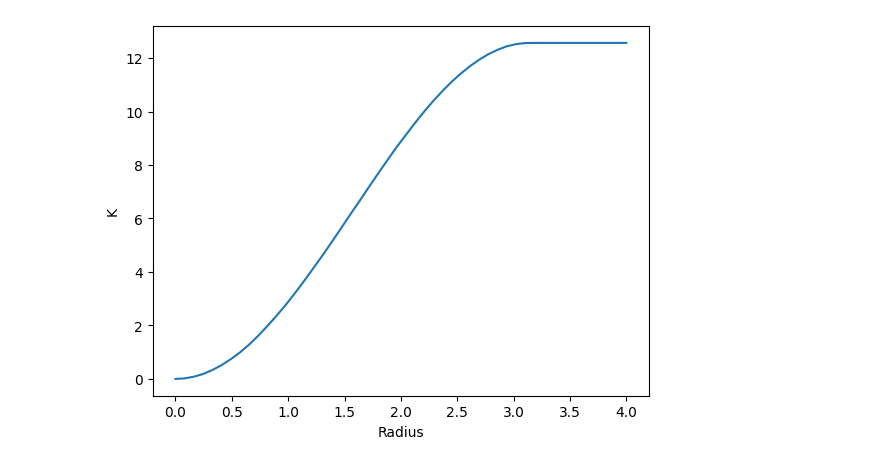
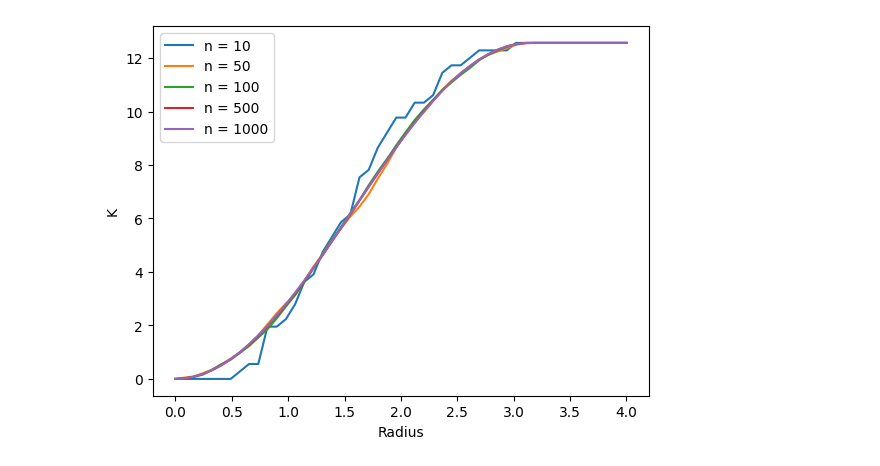
Before and after one commit to Muhanzhaokmp228/Bachelor-project, a Jupyter notebook: Code/Sphere.ipynb, the cells around one changed output. Drawn from its saved outputs; the diff is of its cells as text; code cells hidden in the pictures.

```diff
--- a/Code/Sphere.ipynb
+++ b/Code/Sphere.ipynb
@@ -30,7 +51,6 @@ plt.show()
 # distance between two points on a sphere
 # https://www.cuemath.com/trigonometry/trigonometric-table/
 # Source: https://www.math.ksu.edu/~dbski/writings/haversine.pdf
-data = np.array([x,y,z]).T
 
 def distance(r,vec1,vec2):
     # pythagorean theorem
@@ -68,11 +88,20 @@ def ripleyK(r, data, radii):
 
 radii = np.linspace(0, 4, 50)
 
-kt = ripleyK(1, data, radii)
+kt10 = ripleyK(1, data10, radii)
+kt50 = ripleyK(1, data50, radii)
+kt100 = ripleyK(1, data100, radii)
+kt500 = ripleyK(1, data500, radii)
+kt1000 = ripleyK(1, data1000, radii)
 
 # Plotting the Ripley's K function
-plt.plot(radii, kt)
+plt.plot(radii, kt10, label='n = 10')
+plt.plot(radii, kt50, label='n = 50')
+plt.plot(radii, kt100, label='n = 100')
+plt.plot(radii, kt500, label='n = 500')
+plt.plot(radii, kt1000, label='n = 1000')
 plt.xlabel('Radius')
 plt.ylabel('K')
+plt.legend()
 plt.show()
 # %% [output]
@@ -81,7 +110,6 @@ plt.show()
 # distance between two points on a sphere
 # https://www.cuemath.com/trigonometry/trigonometric-table/
 # Source: https://www.math.ksu.edu/~dbski/writings/haversine.pdf
-data = np.array([x,y,z]).T
 
 def distance(radii,vec1,vec2):
     # pythagorean theorem
@@ -97,34 +125,37 @@ def pairDistances(r, data):
     for i in range(npts):
         for j in range(i+1, npts):
             #dist.append(distance(r, data[i, 0], data[i, 1], data[i, 2], data[j, 0], data[j, 1], data[j, 2]))
             dist.append(distance(r, data[i], data[j]))
     return dist
 
 # Calculating the distance between all pairs of points
 def surfaceArea(r):
     area = 4 * math.pi * r**2
     return area
 
 
 def ripleyK(r, data, radii):
     K = np.zeros_like(radii)
     area = surfaceArea(r)
     dist = pairDistances(r, data)
     pair_num = len(dist)
     intensity = pair_num / area
     for i in range(len(radii)):
         K[i] = np.sum(dist < radii[i])
     K = K / intensity
     return K
 
 radii = np.linspace(0, 4, 50)
 
-kt = ripleyK(1, data, radii)
-
 # Plotting the Ripley's K function
-plt.plot(radii, kt)
+plt.plot(radii, kt10, label='n = 10')
+plt.plot(radii, kt50, label='n = 50')
+plt.plot(radii, kt100, label='n = 100')
+plt.plot(radii, kt500, label='n = 500')
+plt.plot(radii, kt1000, label='n = 1000')
 plt.xlabel('Radius')
 plt.ylabel('K')
+plt.legend()
 plt.show()
 # %% [output]
-[figure, old version]
+[figure, new version]
```
Also changed, not shown: parts of 2 cells of this notebook, 1 other file.
